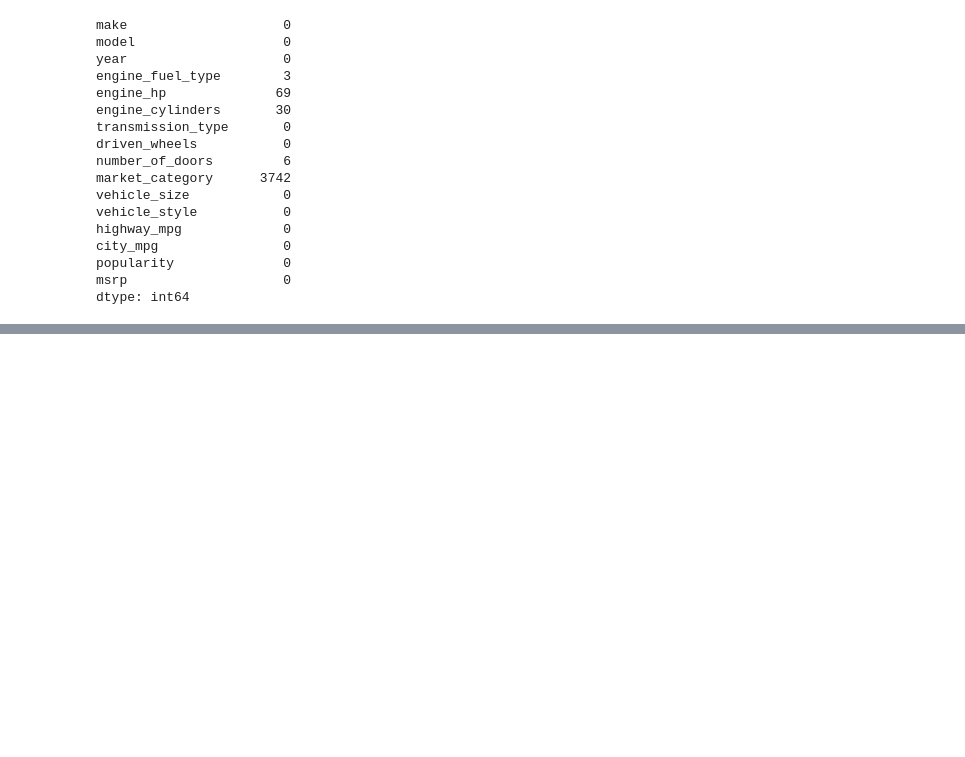
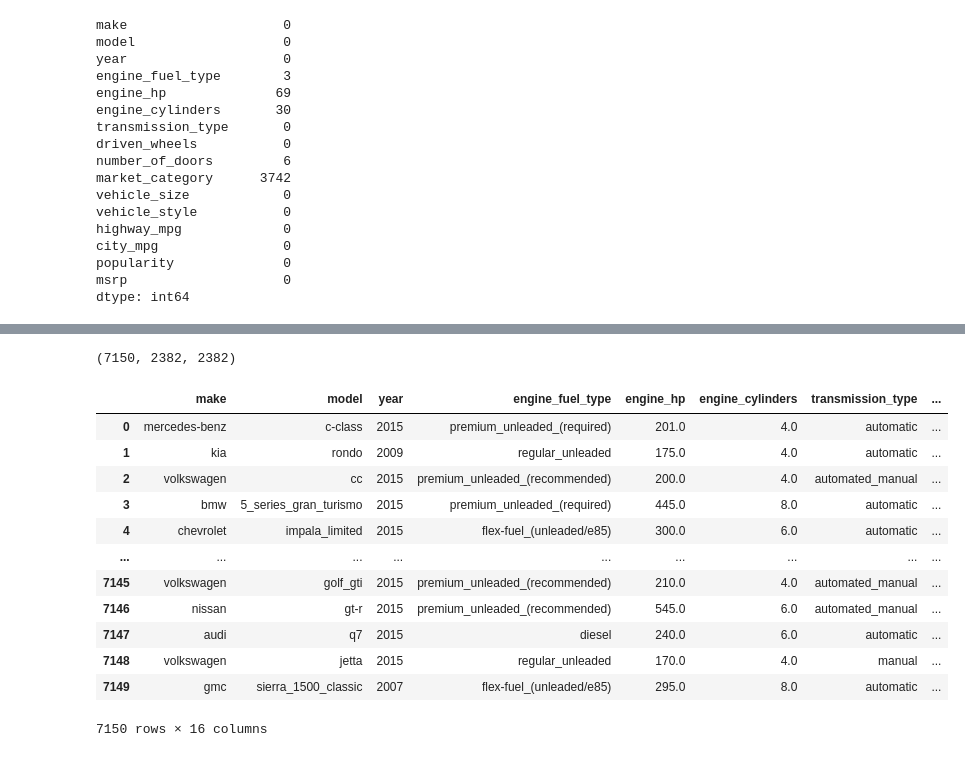
Before and after one commit to william-kambi/machine--learning-zoomcamp, a Jupyter notebook: 02-regression/02 carprice.ipynb, the cells around one changed output, grey strips where cells are left out. Cells and saved outputs as stored; diff of their text form; code cells hidden in the pictures; blank space fills up the shorter version.

```diff
--- a/02-regression/02 carprice.ipynb
+++ b/02-regression/02 carprice.ipynb
@@ -189,0 +193,6 @@ dtype: int64
+# %%
+
+n=len(df)
+n_val=int(n*0.2)
+n_test=int(n*0.2)
+n_train= n- n_val-n_test
@@ -189,0 +221,7 @@ dtype: int64
+# %%
+idx = np.arange(n)
+np.random.shuffle(idx)
+# %%
+df_train = df.iloc[idx[:n_train]]
+df_val = df.iloc[idx[n_train:n_train+n_val]]
+df_test = df.iloc[idx[n_train+n_val:]]
@@ -189,0 +233,8 @@ dtype: int64
+# %%
+len(df_train), len(df_val), len(df_test)
+# %% [output]
+(7150, 2382, 2382)
+# %%
+df_train = df_train.reset_index(drop=True)
+df_val = df_val.reset_index(drop=True)
+df_test = df_test.reset_index(drop=True)
@@ -189,0 +245,16 @@ dtype: int64
+# %%
+df_train
+# %% [output]
+|  | make | model | year | engine_fuel_type | engine_hp | engine_cylinders | transmission_type | ... |
+| 0 | mercedes-benz | c-class | 2015 | premium_unleaded_(required) | 201.0 | 4.0 | automatic | ... |
+| 1 | kia | rondo | 2009 | regular_unleaded | 175.0 | 4.0 | automatic | ... |
+| 2 | volkswagen | cc | 2015 | premium_unleaded_(recommended) | 200.0 | 4.0 | automated_manual | ... |
+| 3 | bmw | 5_series_gran_turismo | 2015 | premium_unleaded_(required) | 445.0 | 8.0 | automatic | ... |
+| 4 | chevrolet | impala_limited | 2015 | flex-fuel_(unleaded/e85) | 300.0 | 6.0 | automatic | ... |
+| ... | ... | ... | ... | ... | ... | ... | ... | ... |
+| 7145 | volkswagen | golf_gti | 2015 | premium_unleaded_(recommended) | 210.0 | 4.0 | automated_manual | ... |
+| 7146 | nissan | gt-r | 2015 | premium_unleaded_(recommended) | 545.0 | 6.0 | automated_manual | ... |
+| 7147 | audi | q7 | 2015 | diesel | 240.0 | 6.0 | automatic | ... |
+| 7148 | volkswagen | jetta | 2015 | regular_unleaded | 170.0 | 4.0 | manual | ... |
+| 7149 | gmc | sierra_1500_classic | 2007 | flex-fuel_(unleaded/e85) | 295.0 | 8.0 | automatic | ... |
+7150 rows × 16 columns
```
Also changed, not shown: parts of 31 cells of this notebook.
